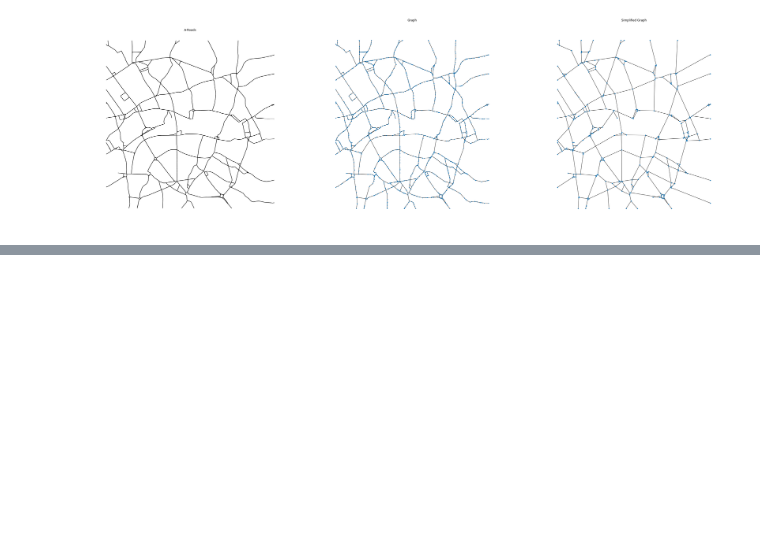
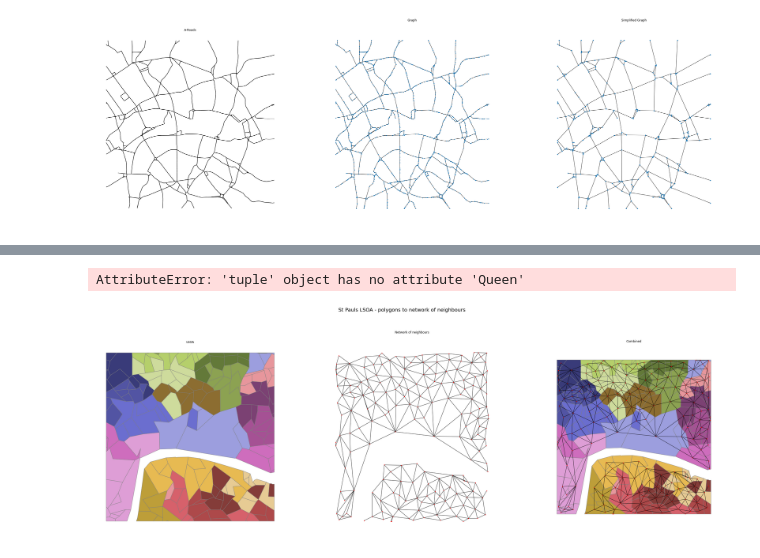
Before and after one commit to richardkappa/GeoData, a Jupyter notebook: Investigations/Graphs and Networks.ipynb, the cells around one changed output, grey strips where cells are left out. Drawn from its saved outputs; the diff is of its cells as text; code cells hidden in the pictures; blank space fills up the shorter version.

Commit message:
Added more network examples

```diff
--- a/Investigations/Graphs and Networks.ipynb
+++ b/Investigations/Graphs and Networks.ipynb
@@ -88,0 +92,3 @@ nx.draw(G2, positions, ax=ax[2], node_size=10)
+# %%
+LSOA = gdf.loc[gdf["Type"]=="LSOA",:].reset_index(drop=True)
+All_GB = gdf.loc[gdf["Type"]=="All_GB",:].reset_index(drop=True)
@@ -88,0 +100,30 @@ nx.draw(G2, positions, ax=ax[2], node_size=10)
+# %%
+centroids = np.column_stack((LSOA.centroid.x, LSOA.centroid.y))
+queen = weights.Queen.from_dataframe(LSOA)
+G = queen.to_networkx()
+positions = dict(zip(G.nodes, centroids))
+# %% [output]
+AttributeError: 'tuple' object has no attribute 'Queen'
+# %%
+fig, ax = plt.subplots(1, 3, figsize=(45, 15))
+fig.suptitle("St Pauls LSOA - polygons to network of neighbours", fontsize=20)
+
+for i, facet in enumerate(ax):
+    facet.set_title(("LSOA", "Network of neighbours", "Combined")[i])
+    facet.axis("off")
+
+#Plot1 - just the LSOA
+LSOA.plot(ax=ax[0], edgecolor='grey', linewidth=1, column="Name", cmap='tab20b',
+                                categorical=True, legend=False)
+
+#Plot2 - just the network
+nx.draw(G, positions, ax=ax[1], node_size=5, node_color="r")
+
+#Plot 3 - combined network and graph
+LSOA.plot(ax=ax[2], edgecolor='grey', linewidth=1, column="Name", cmap='tab20b',
+                                categorical=True, legend=False)
+
+nx.draw(G, positions, ax=ax[2], node_size=5, node_color="r")
+plt.show()
+# %% [output]
+[figure, added]
```
Also changed, not shown: parts of 12 cells of this notebook.
